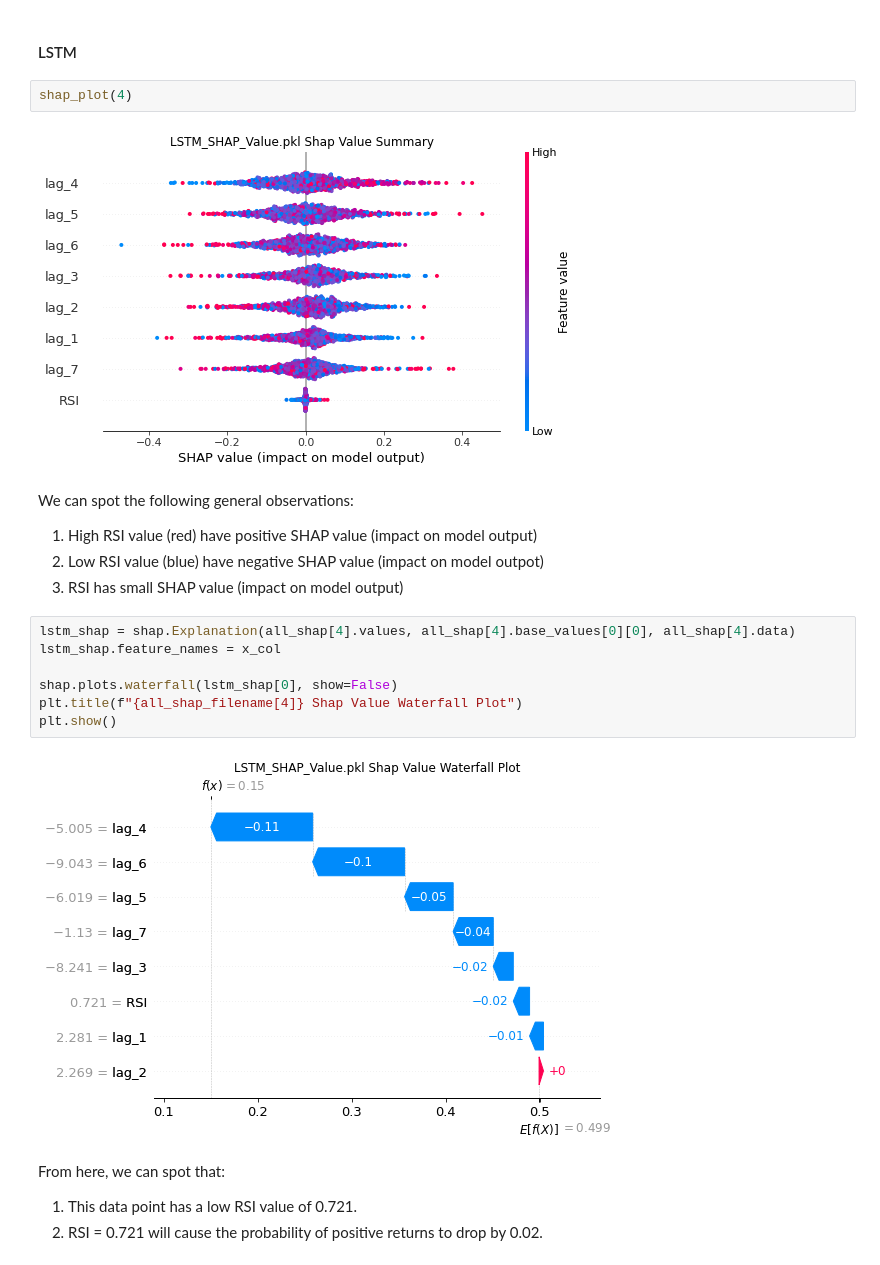
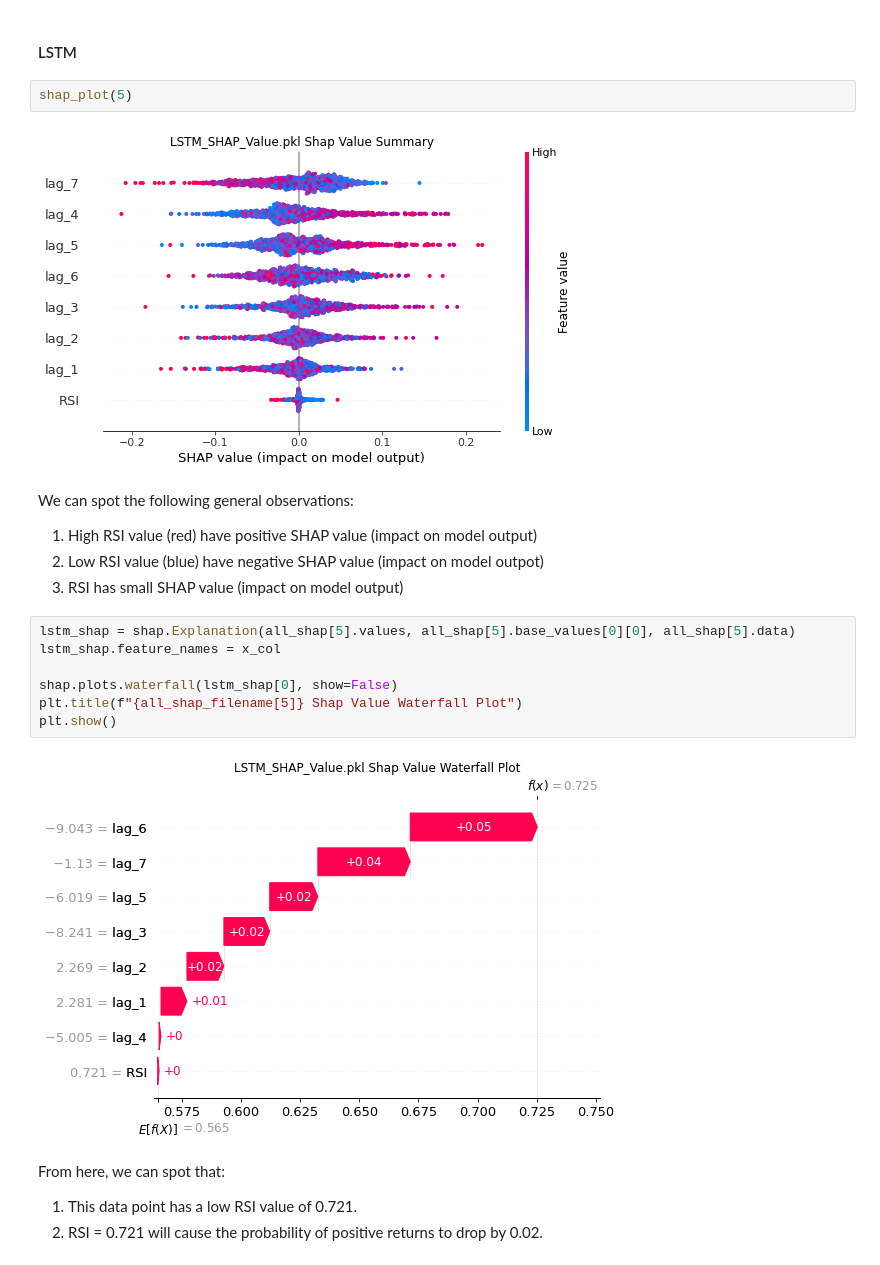
Before and after one commit to JHO-ds/WQU_Capstone_Risk_and_Volatility, a Jupyter notebook: notebooks/Summary.ipynb, the cells around one changed output. Saved outputs shown, nothing was run; the diff lists cells and outputs as text.

Commit message:
RISK-0005 Included Bayesian Optimization for ANN and LSTM. Reran SHAP value report and updated the summary notebook.

```diff
--- a/notebooks/Summary.ipynb
+++ b/notebooks/Summary.ipynb
@@ -382,23 +407,23 @@ We note the following:
 # %% [markdown]
 #### LSTM
 # %%
-shap_plot(4)
+shap_plot(5)
 # %% [output]
-[figure, old version]
+[figure, new version]
 # %% [markdown]
 We can spot the following general observations:
 1. High RSI value (red) have positive SHAP value (impact on model output)
 2. Low RSI value (blue) have negative SHAP value (impact on model outpot)
 3. RSI has small SHAP value (impact on model output)
 # %%
-lstm_shap = shap.Explanation(all_shap[4].values, all_shap[4].base_values[0][0], all_shap[4].data)
+lstm_shap = shap.Explanation(all_shap[5].values, all_shap[5].base_values[0][0], all_shap[5].data)
 lstm_shap.feature_names = x_col
 
 shap.plots.waterfall(lstm_shap[0], show=False)
-plt.title(f"{all_shap_filename[4]} Shap Value Waterfall Plot")
+plt.title(f"{all_shap_filename[5]} Shap Value Waterfall Plot")
 plt.show()
 # %% [output]
-[figure, old version]
+[figure, new version]
 # %% [markdown]
 From here, we can spot that:
 1. This data point has a low RSI value of 0.721.
```
Also changed, not shown: parts of 35 cells of this notebook, 15 other files.
